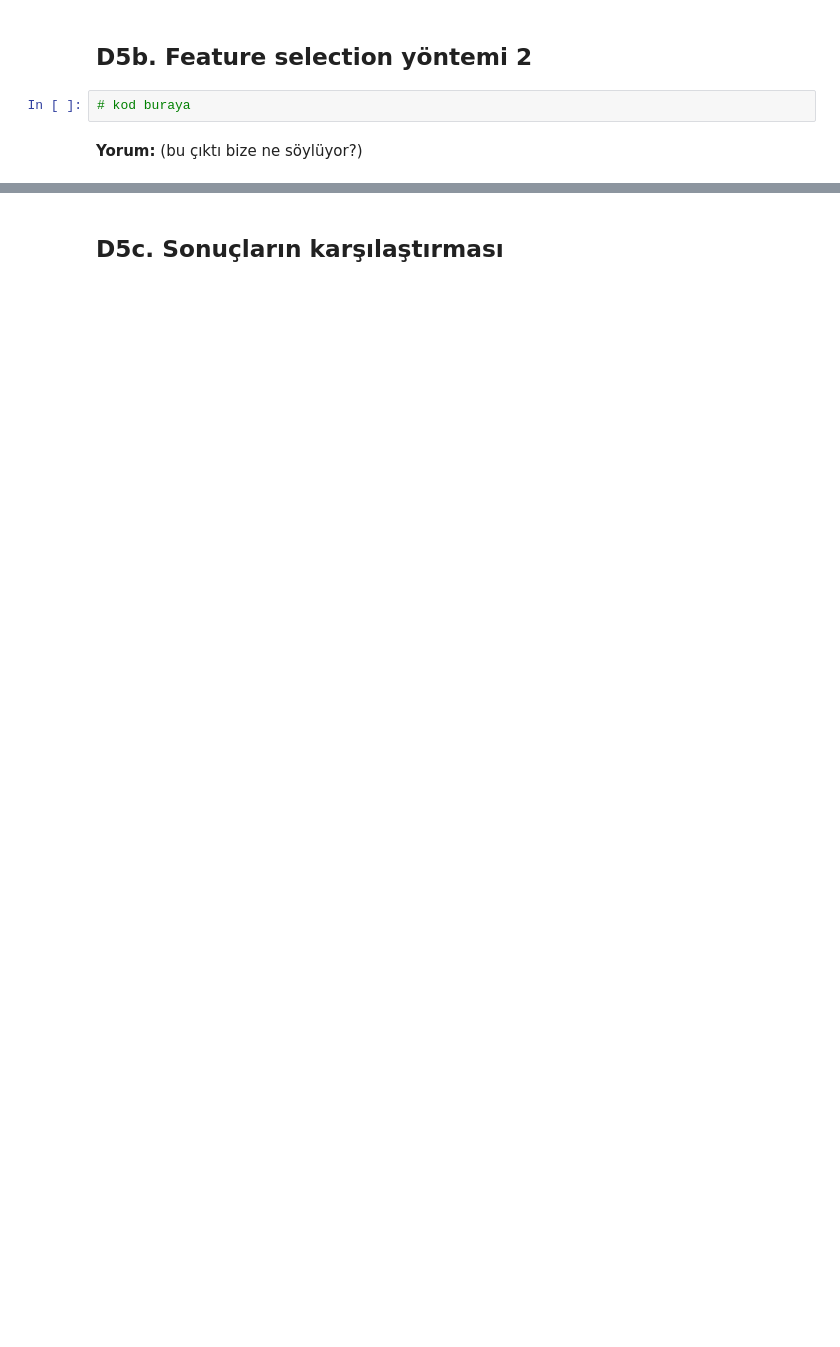
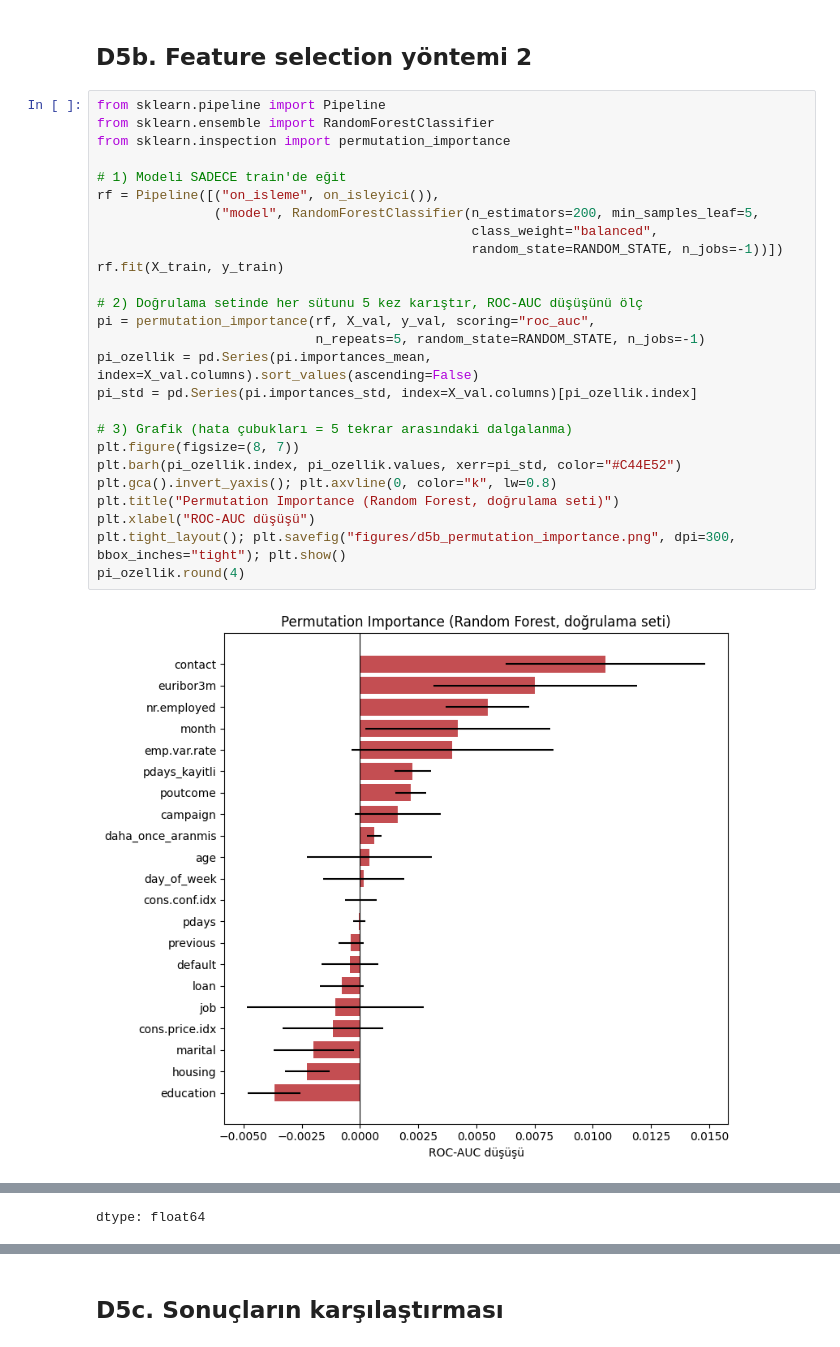
Before and after one commit to zeyneppbaran/ml-proje, a Jupyter notebook: notebooks/04_ozellik_muhendisligi.ipynb, the cells around one changed output, grey strips where cells are left out. Saved outputs shown, nothing was run; the diff lists cells and outputs as text; blank space fills up the shorter version.

```diff
--- a/notebooks/04_ozellik_muhendisligi.ipynb
+++ b/notebooks/04_ozellik_muhendisligi.ipynb
@@ -298,6 +372,30 @@ Yeni özelliklerin hiçbiri ortak pipeline'a eklenmemiştir. Bu sonuç, mevcut s
 # %% [markdown]
 ## D5b. Feature selection yöntemi 2
-# %%
-# kod buraya
-# %% [markdown]
-**Yorum:** (bu çıktı bize ne söylüyor?)
+# %%
+from sklearn.pipeline import Pipeline
+from sklearn.ensemble import RandomForestClassifier
+from sklearn.inspection import permutation_importance
+
+# 1) Modeli SADECE train'de eğit
+rf = Pipeline([("on_isleme", on_isleyici()),
+               ("model", RandomForestClassifier(n_estimators=200, min_samples_leaf=5,
+                                                class_weight="balanced",
+                                                random_state=RANDOM_STATE, n_jobs=-1))])
+rf.fit(X_train, y_train)
+
+# 2) Doğrulama setinde her sütunu 5 kez karıştır, ROC-AUC düşüşünü ölç
+pi = permutation_importance(rf, X_val, y_val, scoring="roc_auc",
+                            n_repeats=5, random_state=RANDOM_STATE, n_jobs=-1)
+pi_ozellik = pd.Series(pi.importances_mean, index=X_val.columns).sort_values(ascending=False)
+pi_std = pd.Series(pi.importances_std, index=X_val.columns)[pi_ozellik.index]
+
+# 3) Grafik (hata çubukları = 5 tekrar arasındaki dalgalanma)
+plt.figure(figsize=(8, 7))
+plt.barh(pi_ozellik.index, pi_ozellik.values, xerr=pi_std, color="#C44E52")
+plt.gca().invert_yaxis(); plt.axvline(0, color="k", lw=0.8)
+plt.title("Permutation Importance (Random Forest, doğrulama seti)")
+plt.xlabel("ROC-AUC düşüşü")
+plt.tight_layout(); plt.savefig("figures/d5b_permutation_importance.png", dpi=300, bbox_inches="tight"); plt.show()
+pi_ozellik.round(4)
+# %% [output]
+[figure, added]
@@ -303,0 +419 @@ Yeni özelliklerin hiçbiri ortak pipeline'a eklenmemiştir. Bu sonuç, mevcut s
+dtype: float64
```
Also changed, not shown: parts of 16 cells of this notebook.
